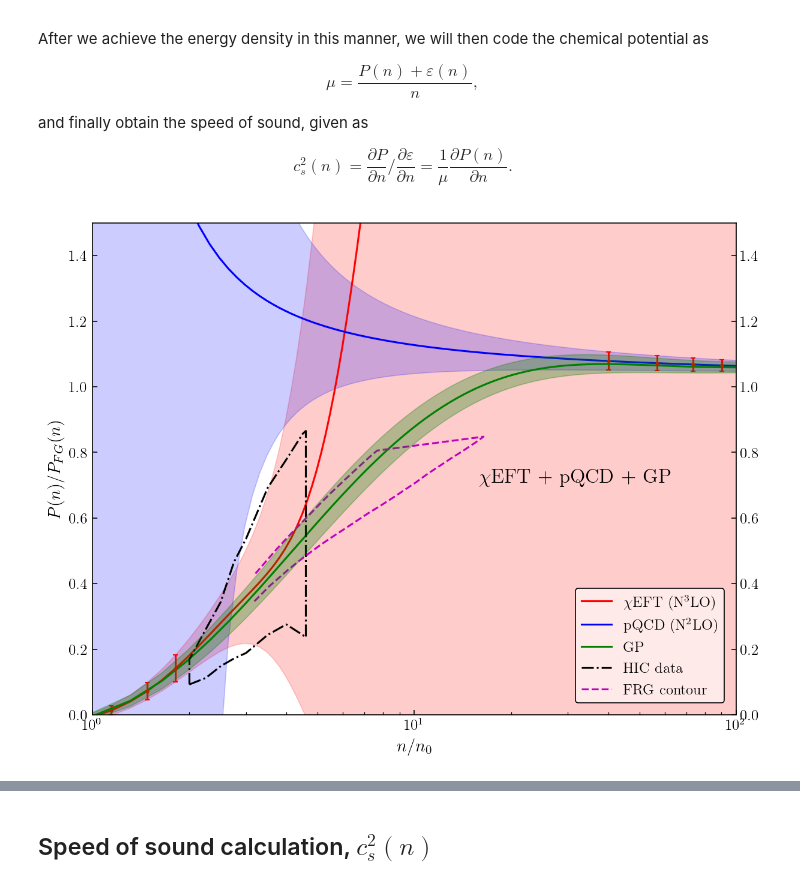
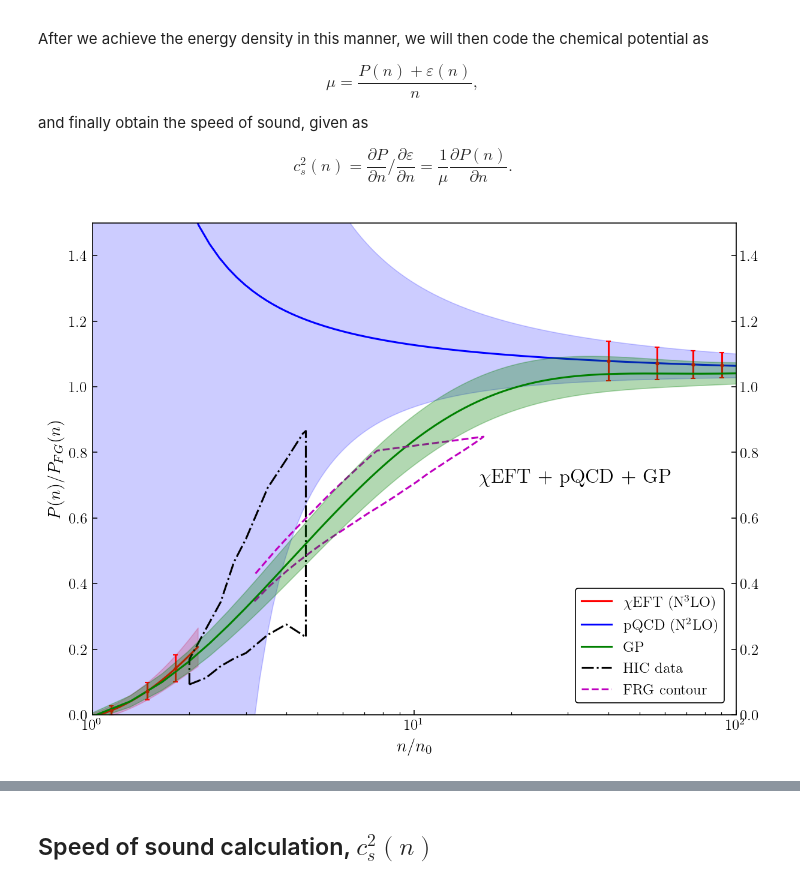
Before and after one commit to asemposki/neutron-rich-bmm, a Jupyter notebook: Pressure_Mixing_GP.ipynb, the cells around one changed output, grey strips where cells are left out. Saved outputs shown, nothing was run; the diff lists cells and outputs as text; code cells hidden in the pictures.

```diff
--- a/Pressure_Mixing_GP.ipynb
+++ b/Pressure_Mixing_GP.ipynb
@@ -79,11 +79,11 @@ _, mu_n, mu_FG = pqcdk.inversion(n_mu=n_q)
 ## Loading GP data
 # %%
 # load training data from GPJaxEmcee calculation for plotting
-tr_data = np.load('data/gpjaxemcee_data/gp_pqcd_alpha_sQ_training_log.npz')
+tr_data = np.load('data/gpjaxemcee_data/gp_pqcd_alphas_onlyc2_training_log.npz')
 print(len(tr_data['mean']))
 
 # load the GP evaluation data from GPJaxEmcee
-gp_result = np.load('data/gpjaxemcee_data/gp_pqcd_alpha_sQ_log.npz')
+gp_result = np.load('data/gpjaxemcee_data/gp_pqcd_alphas_onlyc2_log.npz')
 print(len(gp_result['mean']))
 # %% [output]
 8
@@ -93,7 +93,7 @@ print(len(gp_result['mean']))
 density_test = density[::2]
 # %%
 # use the conversion from the pQCD code to see if this resolves things
-convert_pqcd = np.load('pqcd_fg_data.npz')
+convert_pqcd = np.load('data/eos_data/pqcd_fg_data_alphas_onlyc2.npz')
 
 # interpolate for a functional form to use
 convert_interp = scinterp.interp1d(convert_pqcd['density'], convert_pqcd['mean'], \
@@ -127,8 +127,8 @@ c_{s}^{2}(n) = \frac{\partial P}{\partial n } / \frac{\partial \varepsilon}{\par
 $$
 # %%
 # import the data from the ChEFT, pQCD files directly as the models
-chiral_result = np.load('data/eos_data/pressure_chiral_data_scaled_cpk.npz')
-pqcd_result = np.load('data/eos_data/pressure_pqcd_data_scaled_expQ.npz')
+chiral_result = np.load('data/eos_data/pressure_chiral_data_scaled_2n0.npz')
+pqcd_result = np.load('data/eos_data/pressure_pqcd_data_scaled_expQ_alphas_onlyc2.npz')
 
 # plot BMM result
 fig = plt.figure(figsize=(8,6), dpi=150)
@@ -173,31 +173,31 @@ df_frg = pd.read_csv('data/frg_data_pressure.csv')
 df_hhic = pd.read_csv('data/hic_data_huth.csv')
 df_hfrg = pd.read_csv('data/frg_data_huth.csv')
 
 # frg unscaling
 pressure_free = np.zeros([len(df_frg['n/n0'])])
 p_fg = np.zeros([len(density_test)])
 hbarc = 197.327 # MeV fm
 
 # contour kf_s calculated here
 contour_kf_s_fg = fermi_momentum(density=density_test, degeneracy=4)
 contour_kf_s = fermi_momentum(density=0.16*df_frg['n/n0'], degeneracy=4)
 
 for i in range(len(df_frg['n/n0'])):
     pressure_free[i] = ((1.0/(2.0*np.square(np.pi)))*(contour_kf_s[i]**4.0))*(hbarc)
 p_fg = pqcd_convert_arr
 
 # unscale FRG
 frg_unscaled = df_frg['P/P_free']*pressure_free
 ax.plot(df['Density/n0'], df['p_pfg'], color='k', linestyle='dashdot', label='HIC data')
 ax.plot(df_frg['n/n0'], df_frg['P/P_free'], color='m', linestyle='dashed', label='FRG contour')
 
 # plot the training points
 plt.errorbar(tr_data["density"]/n0, tr_data["mean"], yerr=tr_data["std"], \
              color='red', fmt='o', markersize=2, capsize=2)
 
 # legend
 ax.set_xscale('log')
 ax.legend(loc='lower right', fontsize=12)
 plt.show()
 # %% [output]
-[figure, old version]
+[figure, new version]
```
Also changed, not shown: parts of 6 cells of this notebook, 9 other files.
